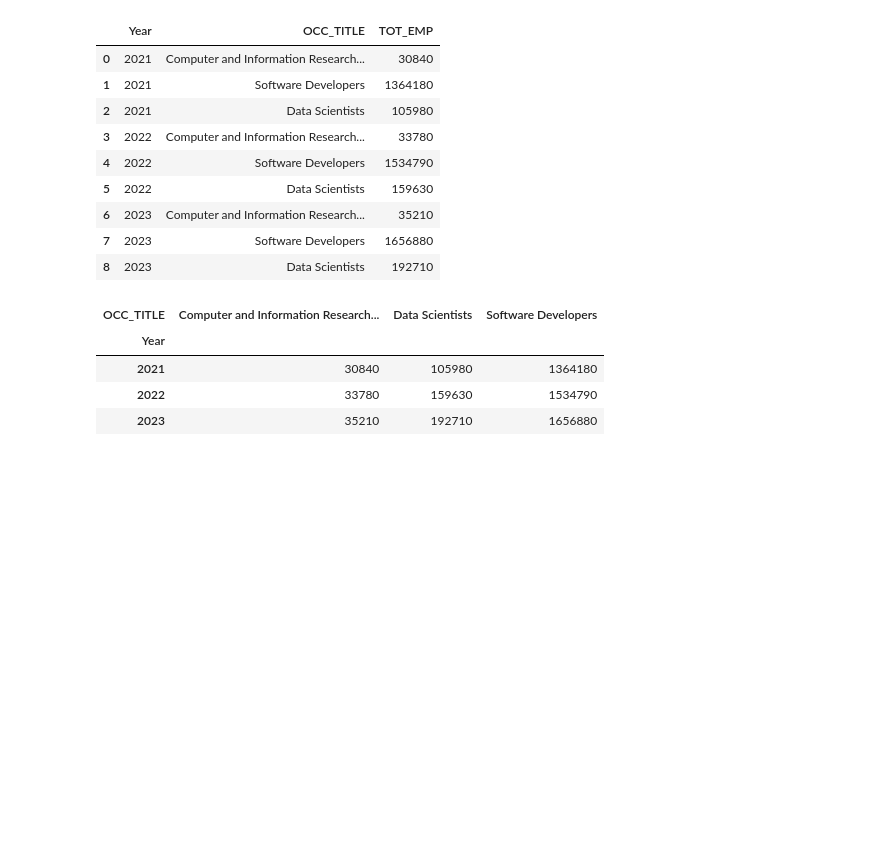
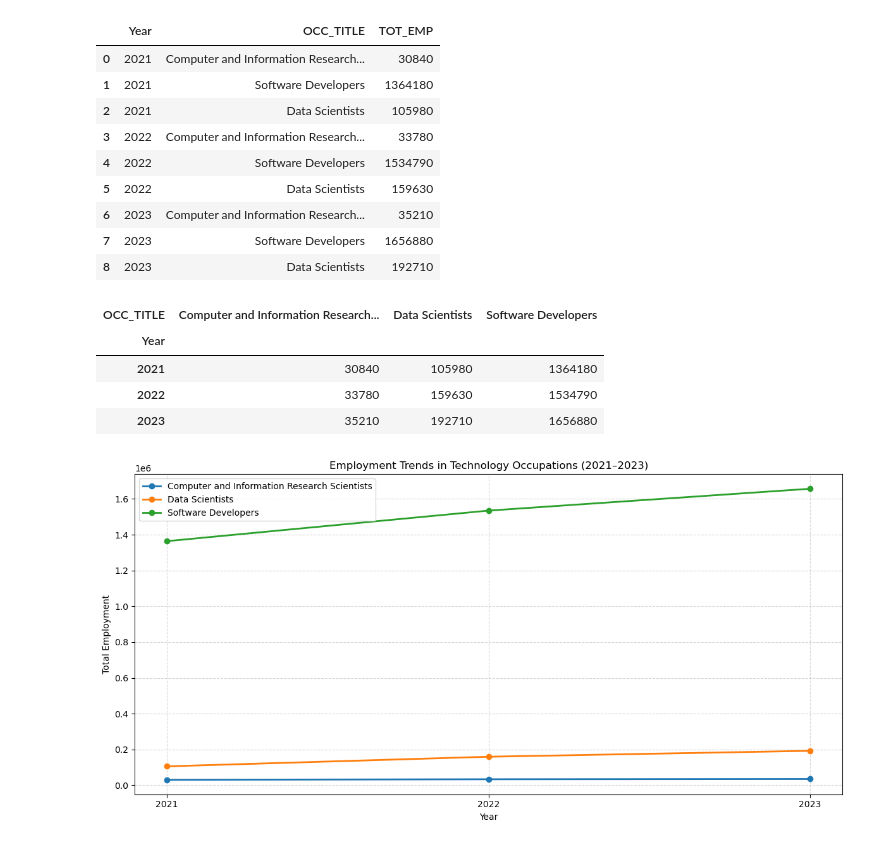
Before and after one commit to Aayusho/Data-Visualisation-and-Communication-CA1, a Jupyter notebook: Ca1 Data_vis_and_comm.ipynb, the cells around one changed output. Saved outputs shown, nothing was run; the diff lists cells and outputs as text; code cells hidden in the pictures; blank space fills up the shorter version.

Commit message:
completed challenge task
created a line chart showing employment trends, compared occupations,, used combined data and pivot table

```diff
--- a/Ca1 Data_vis_and_comm.ipynb
+++ b/Ca1 Data_vis_and_comm.ipynb
@@ -676,3 +676,27 @@ employment_trends
 | 2021 | 30840 | 105980 | 1364180 |
 | 2022 | 33780 | 159630 | 1534790 |
 | 2023 | 35210 | 192710 | 1656880 |
+# %%
+import matplotlib.pyplot as plt
+
+plt.figure(figsize=(12, 6))
+
+for occupation in employment_trends.columns:
+    plt.plot(
+        employment_trends.index,
+        employment_trends[occupation],
+        marker='o',
+        linewidth=2,
+        label=occupation
+    )
+
+plt.title('Employment Trends in Technology Occupations (2021–2023)')
+plt.xlabel('Year')
+plt.ylabel('Total Employment')
+plt.xticks([2021, 2022, 2023])
+plt.legend()
+plt.grid(True, linestyle='--', alpha=0.5)
+plt.tight_layout()
+plt.show()
+# %% [output]
+[figure, added]
```
Also changed, not shown: parts of 1 cell of this notebook.
